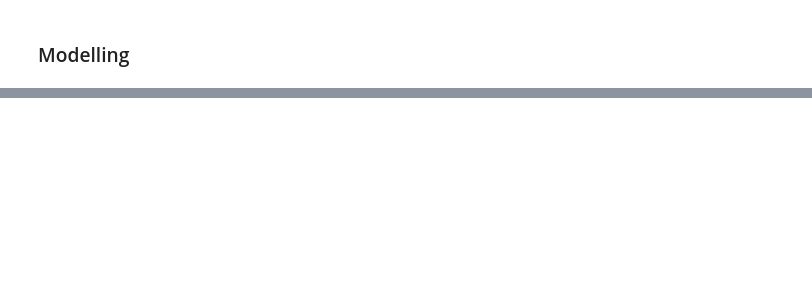
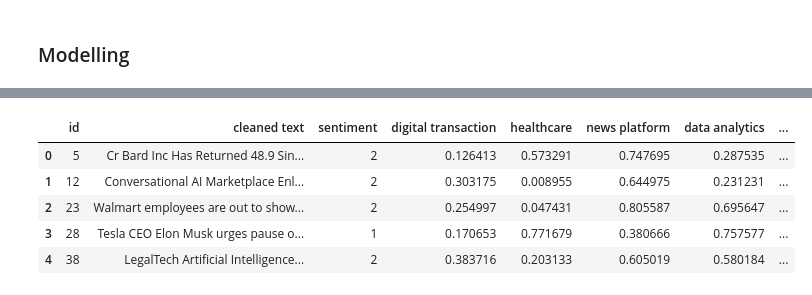
Before and after one commit to slvhuang/Final-Project-NLP, a Jupyter notebook: 3.1_topic_sentiment.ipynb, the cells around one changed output, grey strips where cells are left out. Saved outputs shown, nothing was run; the diff lists cells and outputs as text; code cells hidden in the pictures; blank space fills up the shorter version.

```diff
--- a/3.1_topic_sentiment.ipynb
+++ b/3.1_topic_sentiment.ipynb
@@ -175,0 +322,14 @@ AssertionError: Torch not compiled with CUDA enabled
+# %%
+# Put reviews in a list
+seq_neg = df_news_negative['cleaned text'].to_list()
+
+# Set the hyppothesis template
+hypothesis_template = "The topic of this news article is {}."
+# %%
+%%time
+
+topic_neg = zsl.predict(seq_pos,
+                        labels=candidate_labels,
+                        include_labels=False,
+                        nli_template=hypothesis_template,
+                        batch_size = 18)
@@ -175,0 +339,25 @@ AssertionError: Torch not compiled with CUDA enabled
+# %%
+neg_pred_df = pd.DataFrame(topic_neg, columns=candidate_labels)
+neg_pred_df.head()
+
+# SAVE THE RESULTS
+neg_pred_df.to_json('result/neg_pred.json', orient='records', lines=True)
+# %%
+neg_news_topics = df_news_negative.join(neg_pred_df, how='inner')
+neg_news_topics = neg_news_topics[['id', 'cleaned text', 'sentiment'] + candidate_labels]
+
+# SAVE THE RESULTS
+neg_news_topics.to_json('result/neg_news_topics.json', orient='records', lines=True)
+
+# Reset multi-level index
+neg_news_topics.columns = neg_news_topics.columns.get_level_values(0)
+
+# Select the small-ish articles only
+neg_news_topics.head()
+# %% [output]
+|  | id | cleaned text | sentiment | digital transaction | healthcare | news platform | data analytics | ... |
+| 0 | 5 | Cr Bard Inc Has Returned 48.9 Sin... | 2 | 0.126413 | 0.573291 | 0.747695 | 0.287535 | ... |
+| 1 | 12 | Conversational AI Marketplace Enl... | 2 | 0.303175 | 0.008955 | 0.644975 | 0.231231 | ... |
+| 2 | 23 | Walmart employees are out to show... | 2 | 0.254997 | 0.047431 | 0.805587 | 0.695647 | ... |
+| 3 | 28 | Tesla CEO Elon Musk urges pause o... | 1 | 0.170653 | 0.771679 | 0.380666 | 0.757577 | ... |
+| 4 | 38 | LegalTech Artificial Intelligence... | 2 | 0.383716 | 0.203133 | 0.605019 | 0.580184 | ... |
```
Also changed, not shown: parts of 29 cells of this notebook, 5 other files.
